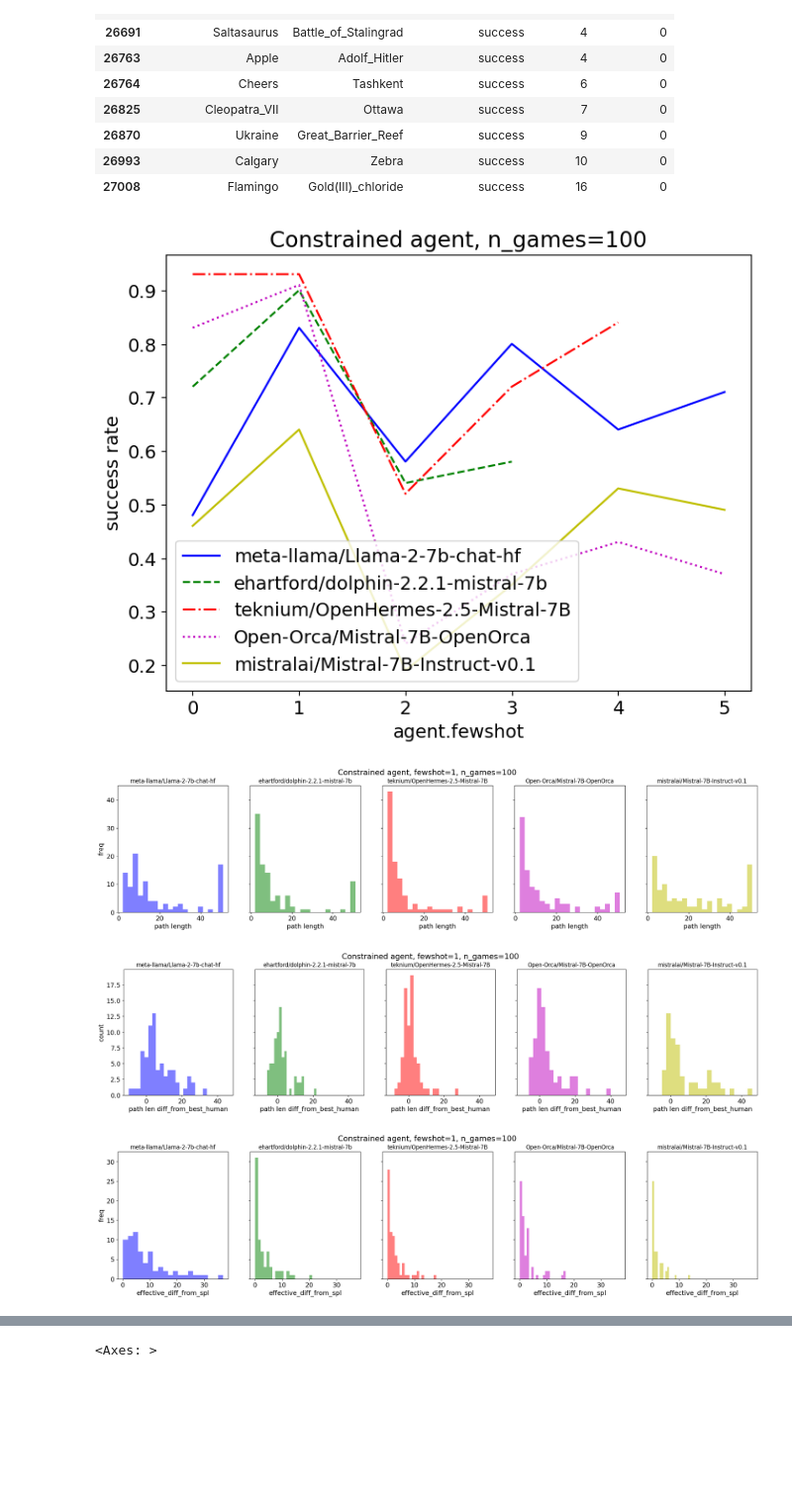
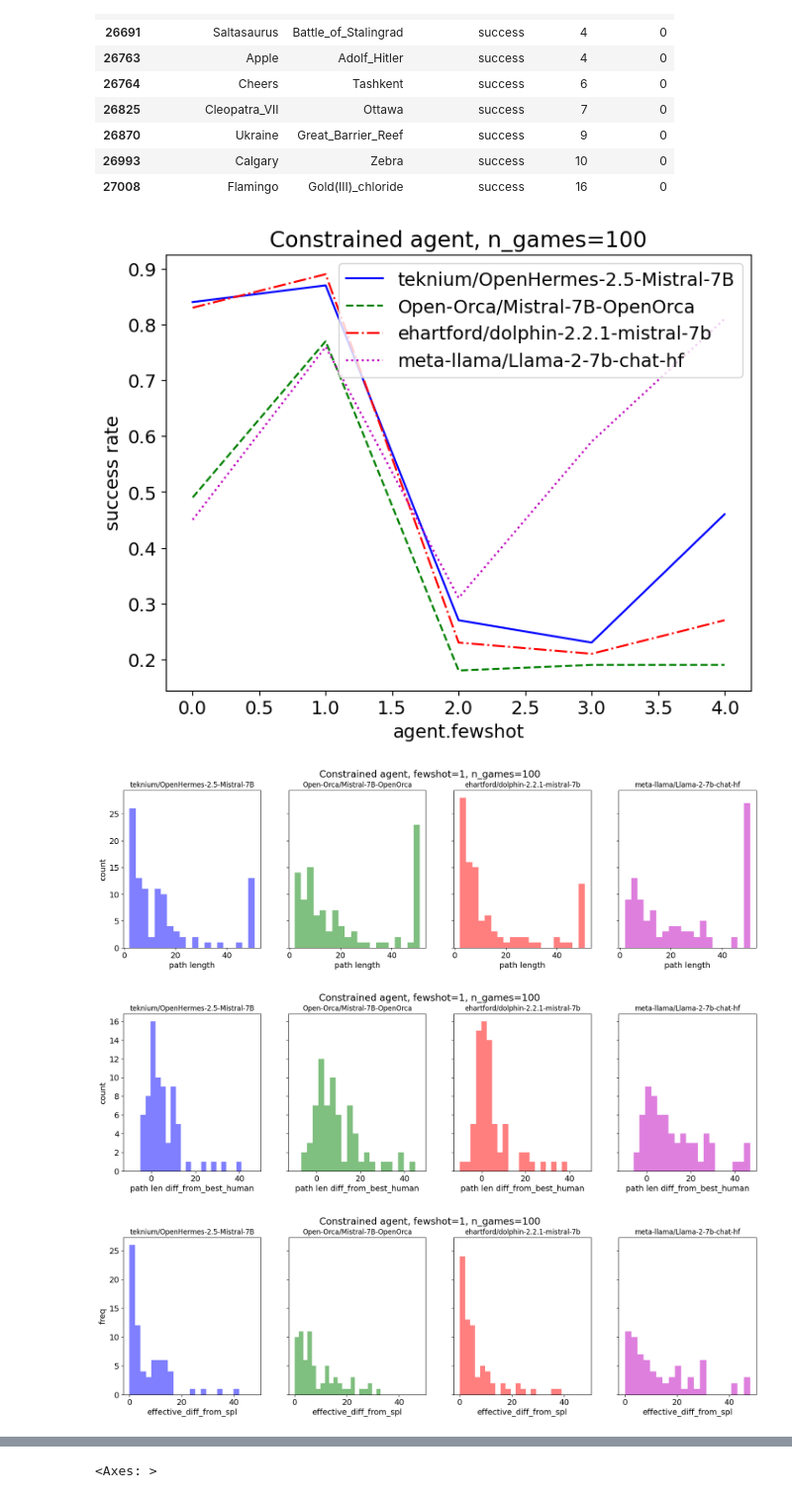
Before and after one commit to au-clan/WikiAgent, a Jupyter notebook: src/notebooks/data_analysis.ipynb, the cells around one changed output, grey strips where cells are left out. Shown at 99% size. Cells and saved outputs as stored; diff of their text form; code cells hidden in the pictures; blank space fills up the shorter version.

```diff
--- a/src/notebooks/data_analysis.ipynb
+++ b/src/notebooks/data_analysis.ipynb
@@ -47,8 +47,9 @@ shepl_paths_real_df = paths_real_df.query('is_path_finished==1').groupby(['src',
 
 # Specify the paths to the folders containing the runs
 folders = []
-folders += [folder for folder in glob(os.path.join(LOGS_PATH, "multiruns/mistral_finetunes_fewshot/2023-11-13_11-49-05/*/"))]
-folders += [folder for folder in glob(os.path.join(LOGS_PATH, "multiruns/constr_fewshot_ordered_reminder/2023-11-12_13-57-28/*/"))] # llama 7b chat
+folders += [folder for folder in glob(os.path.join(LOGS_PATH, "multiruns/simplified_constr_fewshot/2023-11-25_14-55-40/*/"))]
+# folders += [folder for folder in glob(os.path.join(LOGS_PATH, "multiruns/mistral_finetunes_fewshot/2023-11-13_11-49-05/*/"))]
+# folders += [folder for folder in glob(os.path.join(LOGS_PATH, "multiruns/constr_fewshot_ordered_reminder/2023-11-12_13-57-28/*/"))] # llama 7b chat
 identifiers = ['model.model_name','agent.fewshot']
 all_runs_df = pd.DataFrame() # DataFrame to hold all runs
 
@@ -153,7 +157,7 @@ for i,identifier in enumerate(all_runs_df[identifiers[0]].unique()):
     axes[i].hist(df['path_len'], label=identifier, bins=bins, alpha=0.5, density=False, color=colors[i])
     axes[i].set_title(identifier, fontsize=12); axes[i].set_xlabel('path length')
     if i == 0:
-        axes[i].set_ylabel('freq')
+        axes[i].set_ylabel('count')
 plt.suptitle('Constrained agent, fewshot=1, n_games=100')
 plt.show()
 
@@ -180,36 +184,41 @@ plt.suptitle('Constrained agent, fewshot=1, n_games=100')
 plt.show()
 
 # plot histogram of diff_from_shepl for each
 fig, axes = plt.subplots(1, len(all_runs_df[identifiers[0]].unique()), figsize=(5*len(all_runs_df[identifiers[0]].unique()),5), sharey=True, sharex=True)
 for i,identifier in enumerate(all_runs_df[identifiers[0]].unique()):
     df = all_runs_df[(all_runs_df[identifiers[0]] == identifier) & (all_runs_df['agent.fewshot']==1)].query('success==1')
     axes[i].hist(df['effective_diff_from_shepl'], bins=bins, alpha=0.5, density=False, color=colors[i], label=f"Successful games: {len(df)}")
     axes[i].set_title(identifier, fontsize=12); axes[i].set_xlabel('effective_diff_from_shepl')
     axes[i].legend()
     if i == 0:
         axes[i].set_ylabel('freq')
 plt.suptitle('Constrained agent, fewshot=1, n_games=100')
 plt.show()
 
 
 # plot histogram of spl of successful paths for each
 fig, axes = plt.subplots(1, len(all_runs_df[identifiers[0]].unique()), figsize=(5*len(all_runs_df[identifiers[0]].unique()),5), sharey=True, sharex=True)
 for i,identifier in enumerate(all_runs_df[identifiers[0]].unique()):
     df = all_runs_df[(all_runs_df[identifiers[0]] == identifier) & (all_runs_df['agent.fewshot']==1)].query('success==1')
-    axes[i].hist(df['spl'], label=identifier, alpha=0.5, density=False, color=colors[i])
-    axes[i].set_title(identifier, fontsize=12); axes[i].set_xlabel('spl')
+    df_all = all_runs_df[(all_runs_df[identifiers[0]] == identifier) & (all_runs_df['agent.fewshot']==1)].query('is_finished==True')
+    bins_ = np.arange(df_all['spl'].min(), df_all['spl'].max()+1.5) - 0.5
+    axes[i].hist(df['spl'], label=identifier, alpha=0.5, density=True, color=colors[i], bins=bins_)
+    #plot the true spl distribution aka for all games
+    axes[i].hist(df_all['spl'], label="true spl distribution", alpha=0.5, density=True, color='black', bins=bins_)
+    axes[i].set_title(identifier, fontsize=12); axes[i].set_xlabel('successful games spl')
     if i == 0:
         axes[i].set_ylabel('freq')
+    axes[i].legend(fontsize=9)
 plt.suptitle('Constrained agent, fewshot=1, n_games=100')
 plt.show()
 
 
 
 
 
 # for finished runs (is_finished == True), and for each: y=success rate, x=agent.fewshot, plot a line for each model.model_name
 # %% [output]
-[figure, old version]
+[figure, new version]
-[figure, old version]
+[figure, new version]
-[figure, old version]
+[figure, new version]
-[figure, old version]
+[figure, new version]
```
Also changed, not shown: parts of 2 cells of this notebook, 24 other files.
